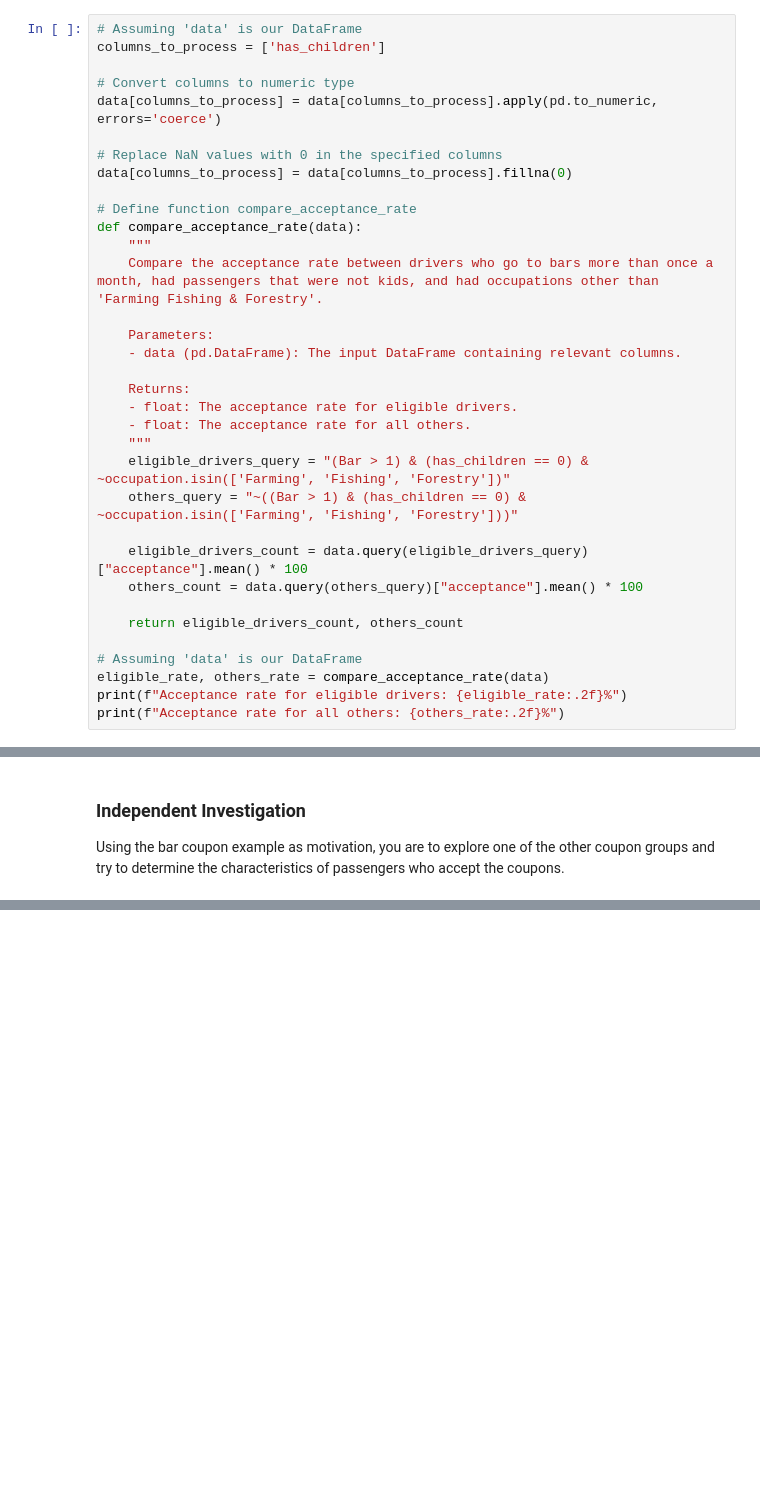
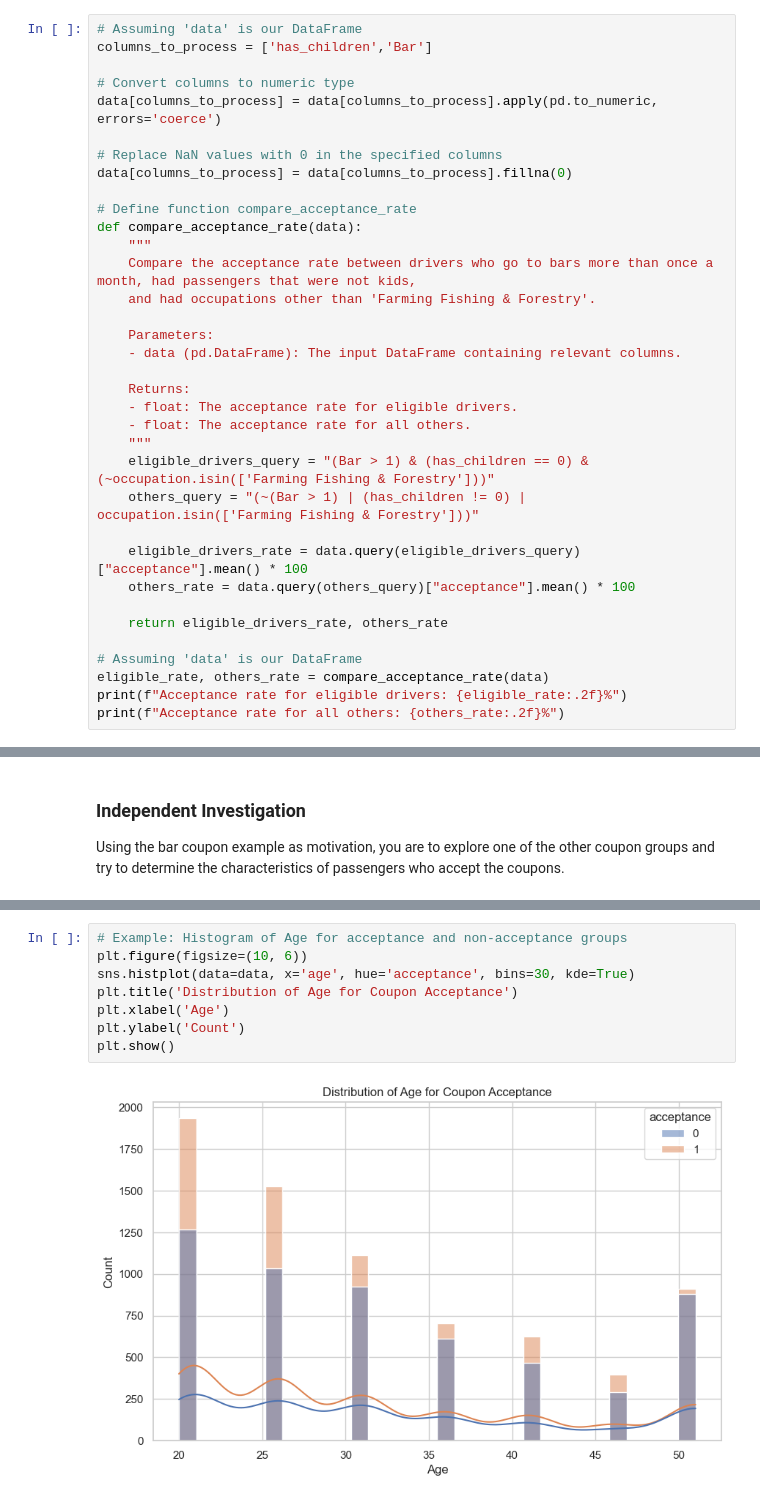
Before and after one commit to bigonil/BH-PCMLAI, a Jupyter notebook: p_assign_app_5_1/prompt.ipynb, the cells around one changed output, grey strips where cells are left out. Saved outputs shown, nothing was run; the diff lists cells and outputs as text; blank space fills up the shorter version.

Commit message:
Histogram of groupss of drivers without/with Passengers'

```diff
--- a/p_assign_app_5_1/prompt.ipynb
+++ b/p_assign_app_5_1/prompt.ipynb
@@ -521,7 +521,7 @@ The percentage of eligible drivers is approximately: 13.61%
     - It looks like our code is attempting to convert the 'has_children' column to a numeric type, replace NaN values with 0, create a subset based on specific criteria, and then calculate the acceptance rate for that subset using a function.
 # %%
 # Assuming 'data' is our DataFrame
-columns_to_process = ['has_children']
+columns_to_process = ['has_children','Bar']
 
 # Convert columns to numeric type
 data[columns_to_process] = data[columns_to_process].apply(pd.to_numeric, errors='coerce')
@@ -532,7 +532,8 @@ data[columns_to_process] = data[columns_to_process].fillna(0)
 # Define function compare_acceptance_rate
 def compare_acceptance_rate(data):
     """
-    Compare the acceptance rate between drivers who go to bars more than once a month, had passengers that were not kids, and had occupations other than 'Farming Fishing & Forestry'.
+    Compare the acceptance rate between drivers who go to bars more than once a month, had passengers that were not kids,
+    and had occupations other than 'Farming Fishing & Forestry'.
 
     Parameters:
     - data (pd.DataFrame): The input DataFrame containing relevant columns.
@@ -541,13 +542,13 @@ def compare_acceptance_rate(data):
     - float: The acceptance rate for eligible drivers.
     - float: The acceptance rate for all others.
     """
-    eligible_drivers_query = "(Bar > 1) & (has_children == 0) & ~occupation.isin(['Farming', 'Fishing', 'Forestry'])"
-    others_query = "~((Bar > 1) & (has_children == 0) & ~occupation.isin(['Farming', 'Fishing', 'Forestry']))"
+    eligible_drivers_query = "(Bar > 1) & (has_children == 0) & (~occupation.isin(['Farming Fishing & Forestry']))"
+    others_query = "(~(Bar > 1) | (has_children != 0) | occupation.isin(['Farming Fishing & Forestry']))"
 
-    eligible_drivers_count = data.query(eligible_drivers_query)["acceptance"].mean() * 100
-    others_count = data.query(others_query)["acceptance"].mean() * 100
+    eligible_drivers_rate = data.query(eligible_drivers_query)["acceptance"].mean() * 100
+    others_rate = data.query(others_query)["acceptance"].mean() * 100
 
-    return eligible_drivers_count, others_count
+    return eligible_drivers_rate, others_rate
 
 # Assuming 'data' is our DataFrame
 eligible_rate, others_rate = compare_acceptance_rate(data)
@@ -749,0 +813,10 @@ Using the bar coupon example as motivation, you are to explore one of the other
+# %%
+# Example: Histogram of Age for acceptance and non-acceptance groups
+plt.figure(figsize=(10, 6))
+sns.histplot(data=data, x='age', hue='acceptance', bins=30, kde=True)
+plt.title('Distribution of Age for Coupon Acceptance')
+plt.xlabel('Age')
+plt.ylabel('Count')
+plt.show()
+# %% [output]
+[figure, added]
```
Also changed, not shown: parts of 17 cells of this notebook.
